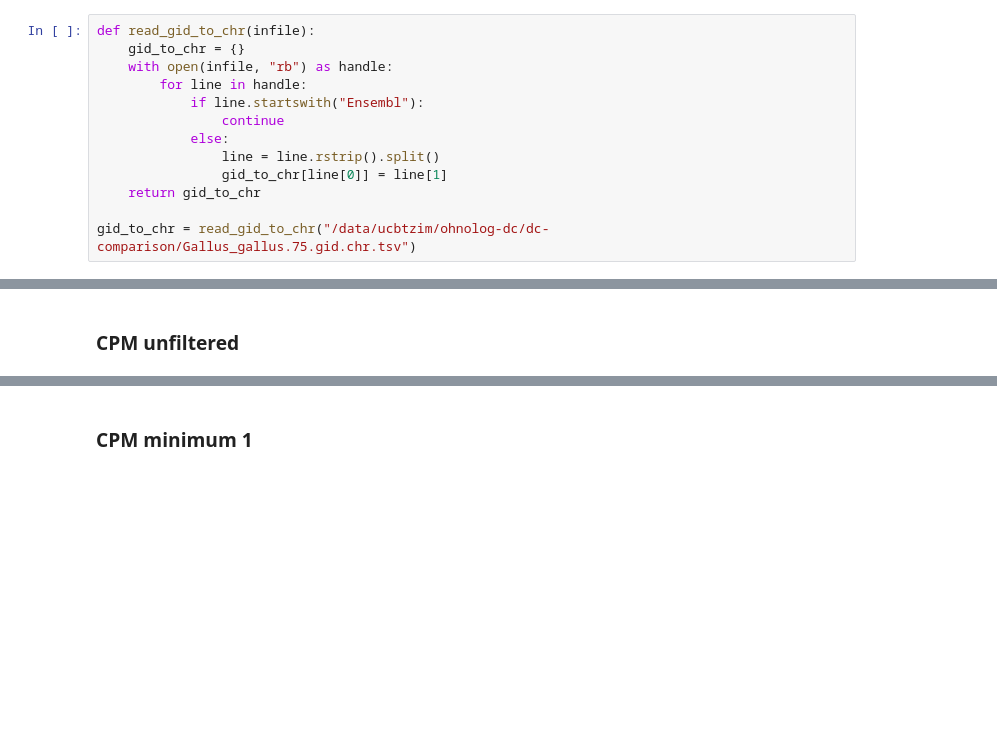
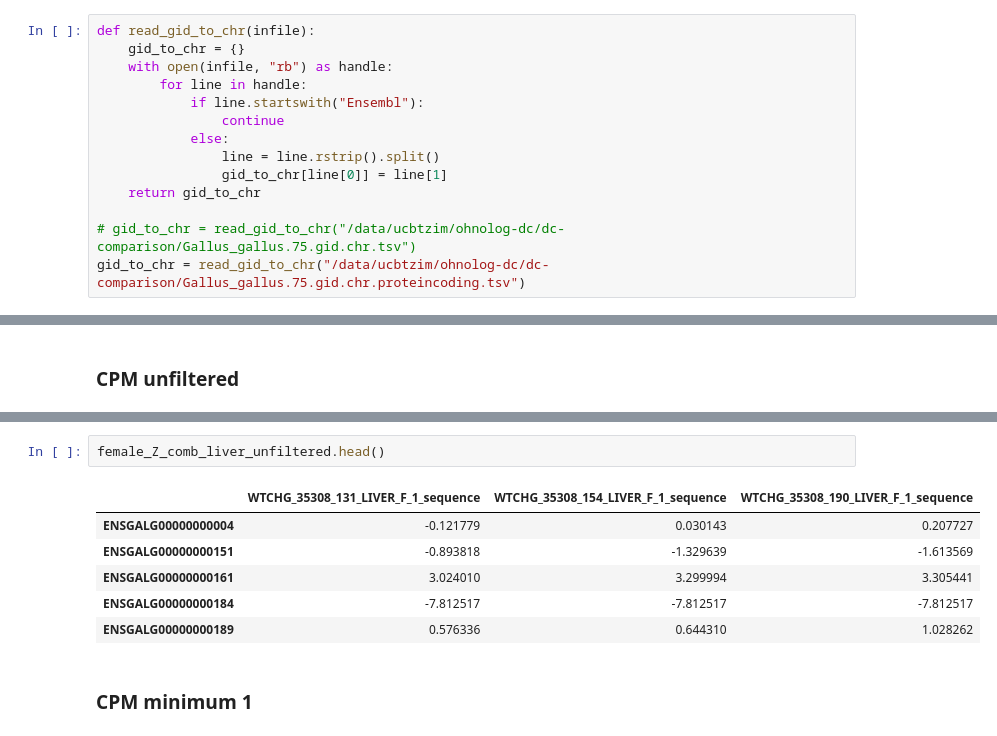
Before and after one commit to qfma/ohnolog-dc, a Jupyter notebook: expression-analyses/2015-10-27-general-expression-analyses-RPKM.ipynb, the cells around one changed output, grey strips where cells are left out. Drawn from its saved outputs; the diff is of its cells as text; blank space fills up the shorter version.

```diff
--- a/expression-analyses/2015-10-27-general-expression-analyses-RPKM.ipynb
+++ b/expression-analyses/2015-10-27-general-expression-analyses-RPKM.ipynb
@@ -53,7 +53,8 @@ def read_gid_to_chr(infile):
                 gid_to_chr[line[0]] = line[1]
     return gid_to_chr
 
-gid_to_chr = read_gid_to_chr("/data/ucbtzim/ohnolog-dc/dc-comparison/Gallus_gallus.75.gid.chr.tsv")
+# gid_to_chr = read_gid_to_chr("/data/ucbtzim/ohnolog-dc/dc-comparison/Gallus_gallus.75.gid.chr.tsv")
+gid_to_chr = read_gid_to_chr("/data/ucbtzim/ohnolog-dc/dc-comparison/Gallus_gallus.75.gid.chr.proteincoding.tsv")
 # %% [markdown]
 Two functions to work with log2 expression
 # %%
@@ -832,6 +865,15 @@ female_Z_comb_heart_unfiltered_ratio =  female_Z_comb_heart_unfiltered.applymap(
 
 male_Z_comb_liver_unfiltered_ratio = male_Z_comb_liver_unfiltered.applymap(anti_log2).median() / male_AUTO_comb_liver_unfiltered.applymap(anti_log2).median()
 female_Z_comb_liver_unfiltered_ratio =  female_Z_comb_liver_unfiltered.applymap(anti_log2).median() / female_AUTO_comb_liver_unfiltered.applymap(anti_log2).median()
+# %%
+female_Z_comb_liver_unfiltered.head()
+# %% [output]
+|  | WTCHG_35308_131_LIVER_F_1_sequence | WTCHG_35308_154_LIVER_F_1_sequence | WTCHG_35308_190_LIVER_F_1_sequence |
+| ENSGALG00000000004 | -0.121779 | 0.030143 | 0.207727 |
+| ENSGALG00000000151 | -0.893818 | -1.329639 | -1.613569 |
+| ENSGALG00000000161 | 3.024010 | 3.299994 | 3.305441 |
+| ENSGALG00000000184 | -7.812517 | -7.812517 | -7.812517 |
+| ENSGALG00000000189 | 0.576336 | 0.644310 | 1.028262 |
 # %% [markdown]
 ### CPM minimum 1
 # %%
```
Also changed, not shown: parts of 6 cells of this notebook, 2 other files.
